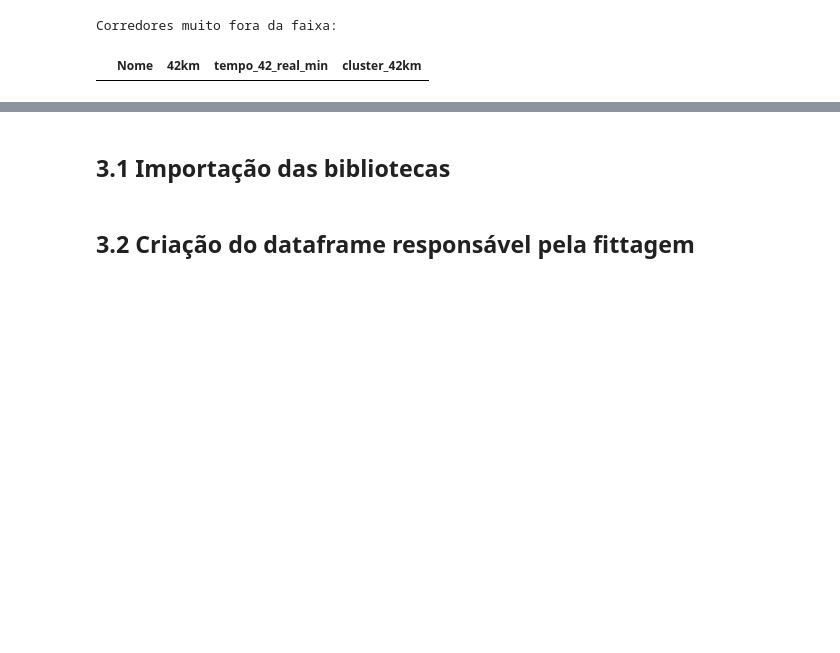
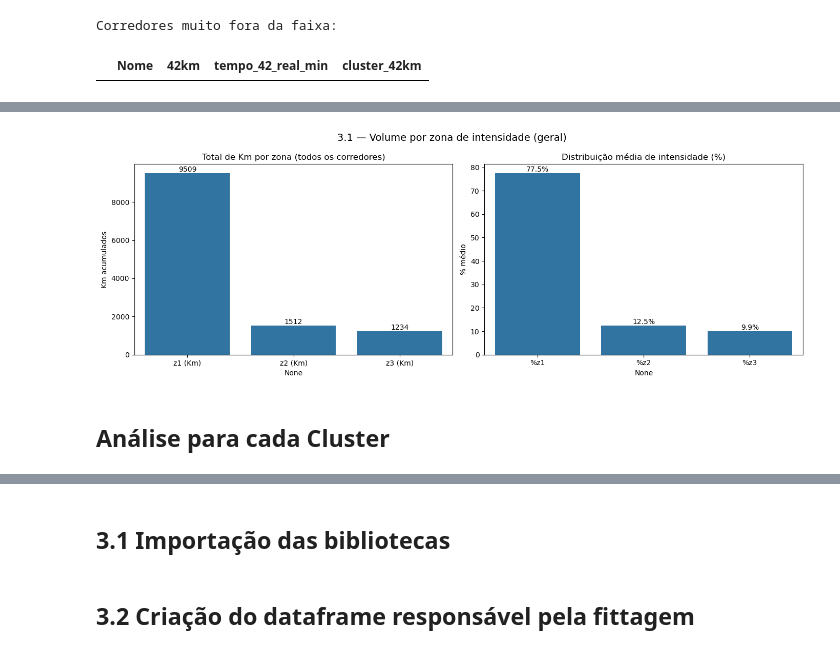
Before and after one commit to Gabriel-Vernizi/CurveFittingRunners, a Jupyter notebook: PythonCodes/dados_vinicius.ipynb, the cells around one changed output, grey strips where cells are left out. Drawn from its saved outputs; the diff is of its cells as text; code cells hidden in the pictures; blank space fills up the shorter version.

```diff
--- a/PythonCodes/dados_vinicius.ipynb
+++ b/PythonCodes/dados_vinicius.ipynb
@@ -234,0 +299,24 @@ plt.show()
+# %%
+fig, axs = plt.subplots(1, 2, figsize=(14, 5))
+
+totais_km = df[["z1 (Km)", "z2 (Km)", "z3 (Km)"]].sum()
+sns.barplot(x=totais_km.index, y=totais_km.values, ax=axs[0])
+axs[0].set_title("Total de Km por zona (todos os corredores)")
+axs[0].set_ylabel("Km acumulados")
+for i, v in enumerate(totais_km.values):
+    axs[0].text(i, v, f"{v:.0f}", ha="center", va="bottom")
+
+mix_medio = df[["%z1", "%z2", "%z3"]].mean()
+sns.barplot(x=mix_medio.index, y=mix_medio.values, ax=axs[1])
+axs[1].set_title("Distribuição média de intensidade (%)")
+axs[1].set_ylabel("% médio")
+for i, v in enumerate(mix_medio.values):
+    axs[1].text(i, v, f"{v:.1f}%", ha="center", va="bottom")
+
+fig.suptitle("3.1 — Volume por zona de intensidade (geral)", fontsize=14)
+fig.tight_layout()
+plt.show()
+# %% [output]
+[figure, added]
+# %% [markdown]
+## Análise para cada Cluster
```
Also changed, not shown: parts of 14 cells of this notebook.
